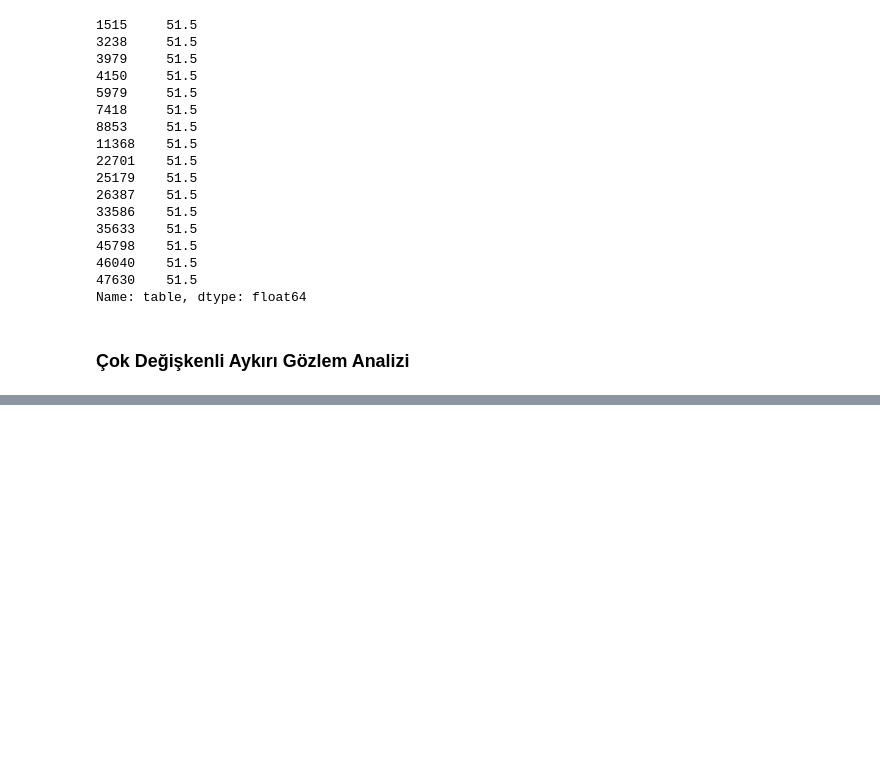
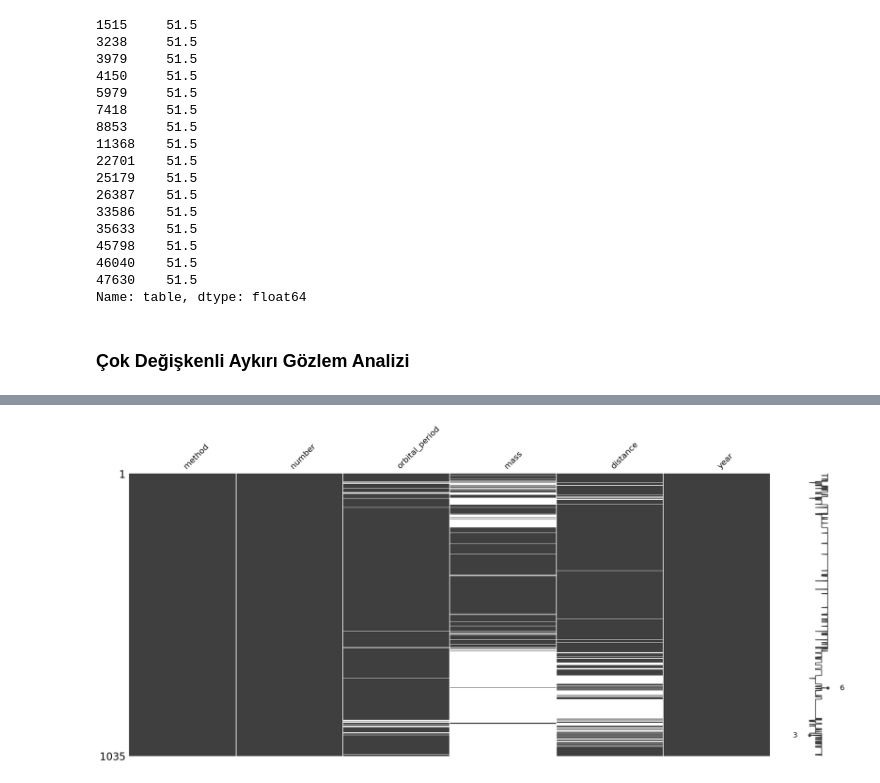
Before and after one commit to MelikeApalak/veri_analizi, a Jupyter notebook: data_preprocessing.ipynb, the cells around one changed output, grey strips where cells are left out. Cells and saved outputs as stored; diff of their text form; code cells hidden in the pictures; blank space fills up the shorter version.

```diff
--- a/data_preprocessing.ipynb
+++ b/data_preprocessing.ipynb
@@ -300,0 +697,4 @@ Name: table, dtype: float64
+# %%
+import seaborn as sns
+df = sns.load_dataset('planets')
+df.head()
@@ -300,0 +718,4 @@ Name: table, dtype: float64
+# %%
+msno.matrix(df);
+# %% [output]
+[figure, added]
```
Also changed, not shown: parts of 76 cells of this notebook.
